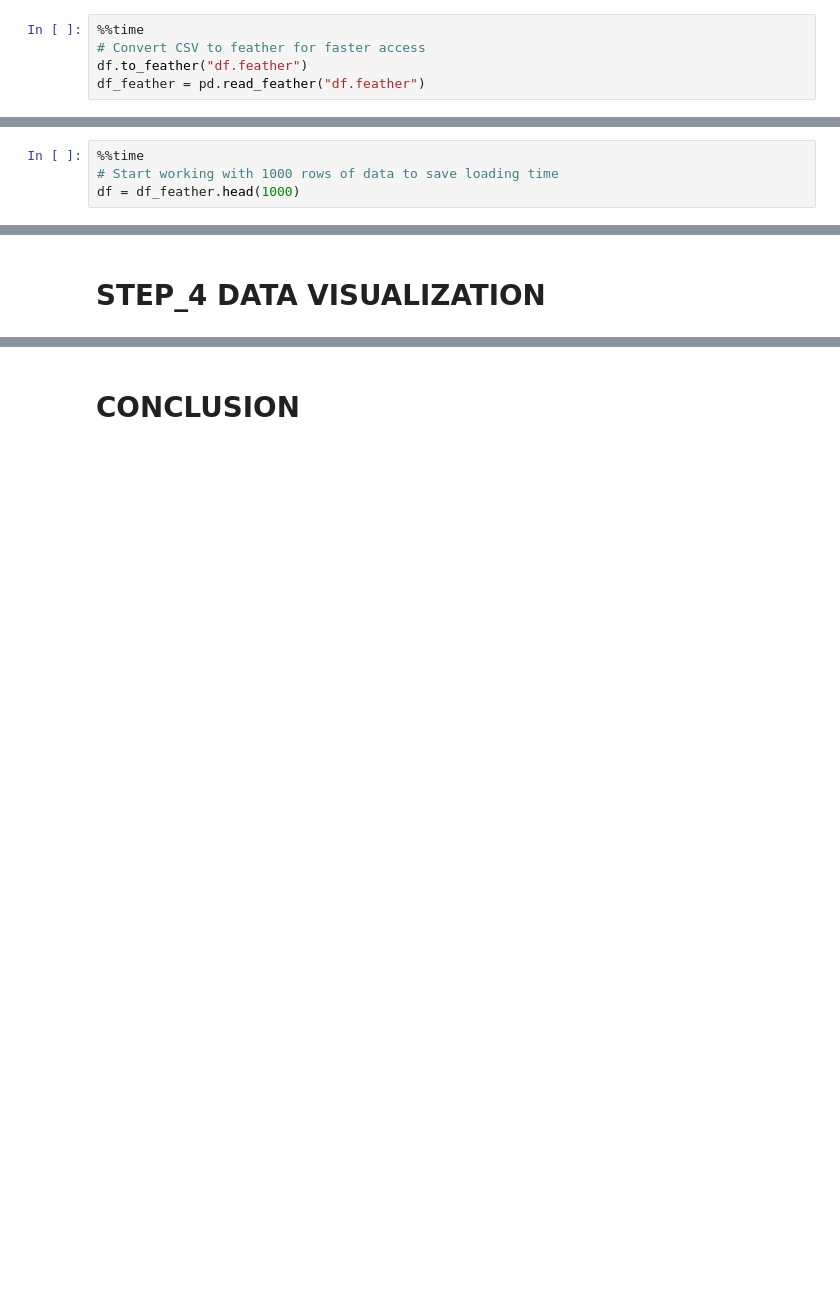
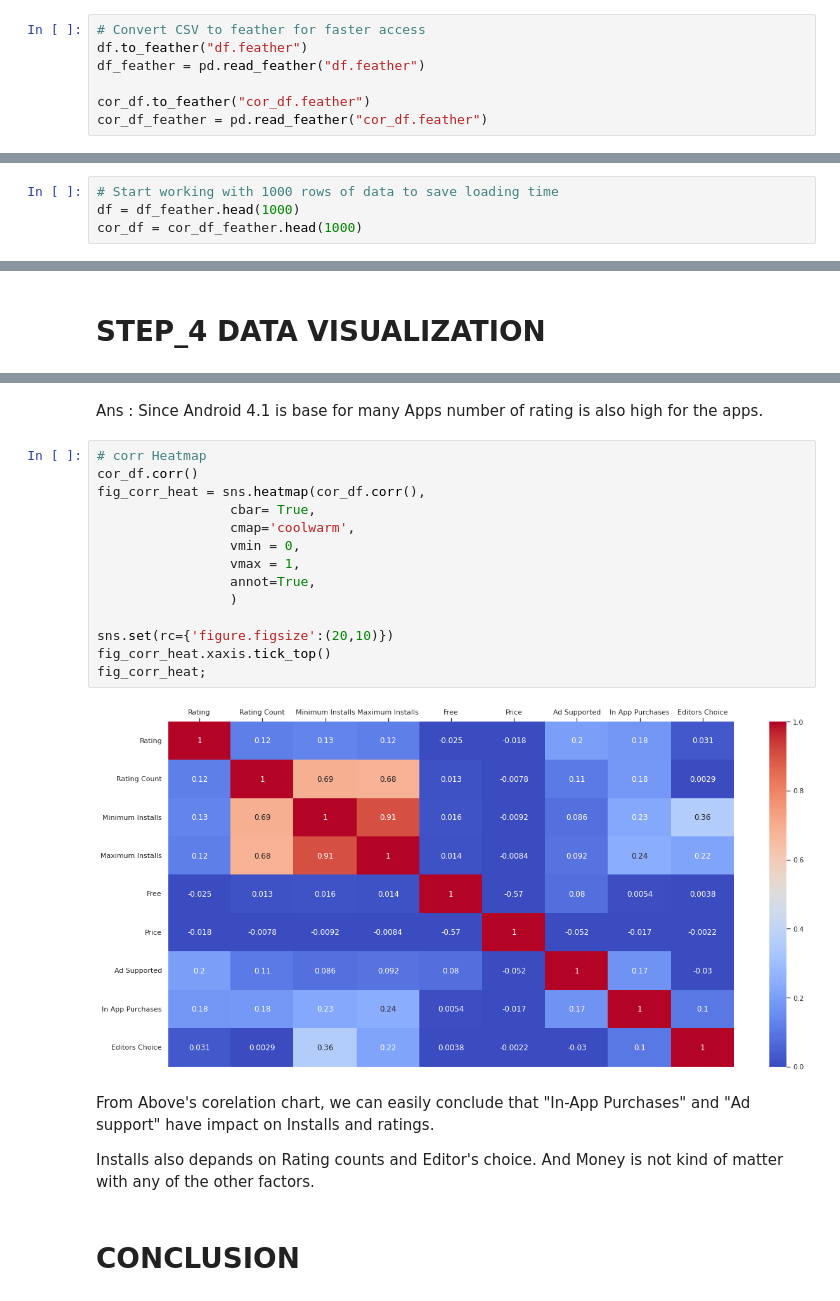
Before and after one commit to ShashwatPatel107/Flask_Personal_Portfolio, a Jupyter notebook: DVA_PROJECT.ipynb, the cells around one changed output, grey strips where cells are left out. Drawn from its saved outputs; the diff is of its cells as text; blank space fills up the shorter version.

```diff
--- a/DVA_PROJECT.ipynb
+++ b/DVA_PROJECT.ipynb
@@ -198,7 +116,9 @@ selected_dtypes = {"Rating" : "float32",
 
 df = df.astype(selected_dtypes)
 # %%
-%%time
 # Convert CSV to feather for faster access
 df.to_feather("df.feather")
 df_feather = pd.read_feather("df.feather")
+
+cor_df.to_feather("cor_df.feather")
+cor_df_feather = pd.read_feather("cor_df.feather")
@@ -208,4 +127,4 @@ Wall time: 3.68 s
 # %%
-%%time
 # Start working with 1000 rows of data to save loading time
 df = df_feather.head(1000)
+cor_df = cor_df_feather.head(1000)
@@ -345,2 +545,24 @@ dtype: int64
+# %% [markdown]
+Ans : Since Android 4.1 is base for many Apps number of rating is also high for the apps.
+# %%
+# corr Heatmap
+cor_df.corr()
+fig_corr_heat = sns.heatmap(cor_df.corr(),
+                 cbar= True,
+                 cmap='coolwarm',
+                 vmin = 0,
+                 vmax = 1,
+                 annot=True,
+                 )
+
+sns.set(rc={'figure.figsize':(20,10)})
+fig_corr_heat.xaxis.tick_top()
+fig_corr_heat;
+# %% [output]
+[figure, added]
+# %% [markdown]
+From Above's corelation chart, we can easily conclude that "In-App Purchases" and "Ad support" have impact on Installs and ratings.
+
+Installs also depands on Rating counts and Editor's choice.  And Money is not kind of matter with any of the other factors.
 # %% [markdown]
 # CONCLUSION
```
Also changed, not shown: parts of 77 cells of this notebook.
